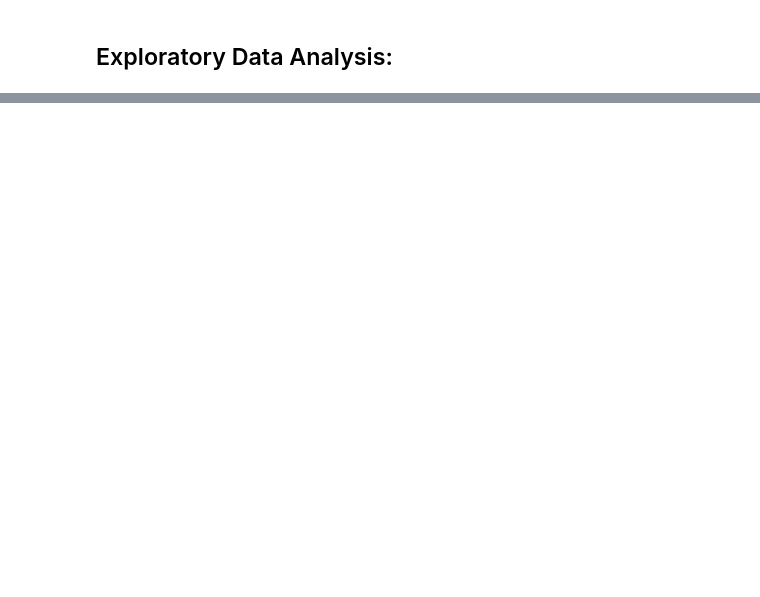
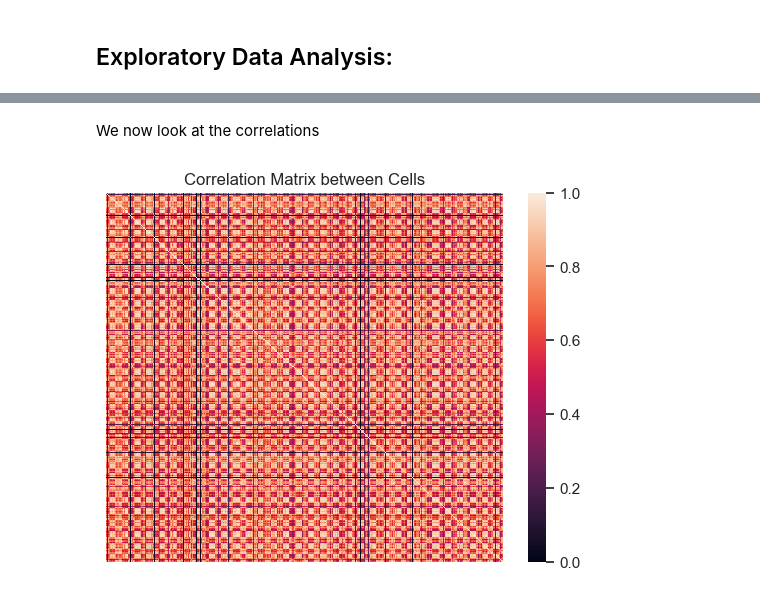
Before and after one commit to AliEmreSenel/BAIAILabProject2024, a Jupyter notebook: Final_Report.ipynb, the cells around one changed output, grey strips where cells are left out. Cells and saved outputs as stored; diff of their text form; code cells hidden in the pictures; blank space fills up the shorter version.

```diff
--- a/Final_Report.ipynb
+++ b/Final_Report.ipynb
@@ -26,4 +27,12 @@ Our work will be divided into 3 main sections:
 2. Unsupervised Learning methods
 3. Supervised Learning methods
+# %%
+import sklearn
+import pandas as pd
+import numpy as np
+import matplotlib.pyplot as plt             #visualisation
+import seaborn as sns                       #visualisation
+%matplotlib inline
+sns.set(color_codes=True)
 # %% [markdown]
 ## Exploratory Data Analysis:
@@ -29,0 +43,5 @@ Our work will be divided into 3 main sections:
+# %%
+mcf7_unfil = pd.read_csv("Data/SmartSeq/MCF7_SmartS_Unfiltered_Data.txt", delimiter=" ",index_col=0)
+mcf7_fil = pd.read_csv("Data/SmartSeq/MCF7_SmartS_Filtered_Data.txt", delimiter=" ",index_col=0)
+mcf7_fil_T = mcf7_fil.T
+mcf7_unfil_T = mcf7_unfil.T
@@ -29,0 +176,12 @@ Our work will be divided into 3 main sections:
+# %% [markdown]
+We now look at the correlations
+# %%
+cell_corr = mcf7_unfil.corr()
+# %%
+#represent cell_corr as a heat map
+ax = plt.axes()
+sns.heatmap(cell_corr, annot=False, xticklabels=False, yticklabels=False, ax=ax)
+ax.set_title('Correlation Matrix between Cells')
+plt.show()
+# %% [output]
+[figure, added]
```
Also changed, not shown: parts of 19 cells of this notebook.
